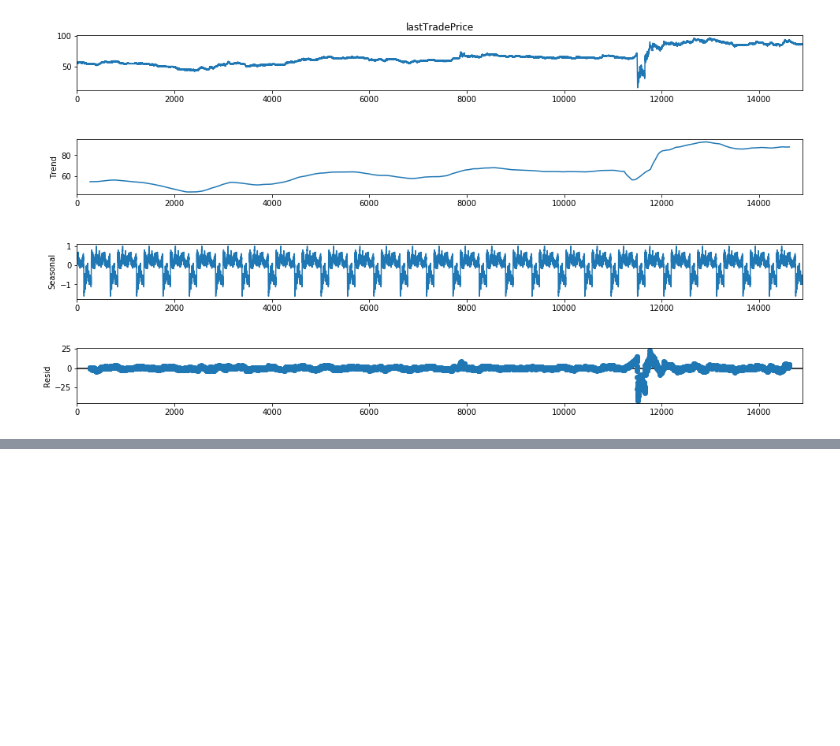
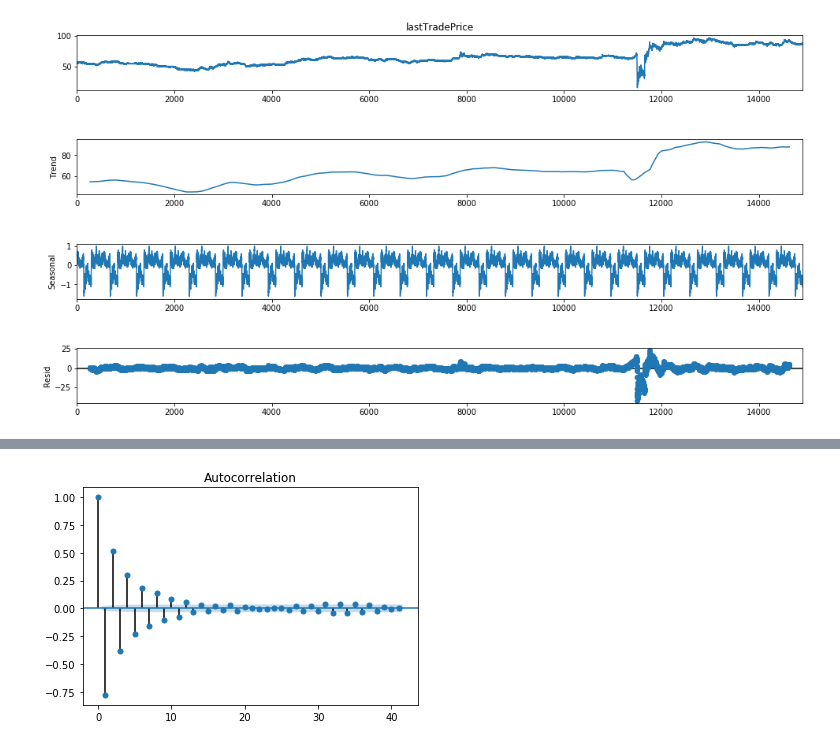
Before and after one commit to zlex7/Predict-Time-Series, a Jupyter notebook: Political Alert Engine Scraping.ipynb, the cells around one changed output, grey strips where cells are left out. Cells and saved outputs as stored; diff of their text form; code cells hidden in the pictures; blank space fills up the shorter version.

```diff
--- a/Political Alert Engine Scraping.ipynb
+++ b/Political Alert Engine Scraping.ipynb
@@ -85,4 +85,4 @@ df['dateCol'] = df['date']
 df= df.set_index('date')
 
 
-df = df[df.index <= '2020-10-20']
+df = df[df.index <= '2020-11-01']
@@ -88,0 +98,3 @@ df = df[df.index <= '2020-10-20']
+# %%
+df['lastTradePriceDiff'] = df['lastTradePrice'] - df['lastTradePrice'].shift(1)
+adf_check(df['lastTradePriceDiff'].dropna())
@@ -88,0 +108,5 @@ df = df[df.index <= '2020-10-20']
+# %%
+from statsmodels.graphics.tsaplots import plot_acf,plot_pacf
+df_diff = plot_acf(df["lastTradePriceDiff"].dropna())
+# %% [output]
+[figure, added]
```
Also changed, not shown: parts of 6 cells of this notebook.
